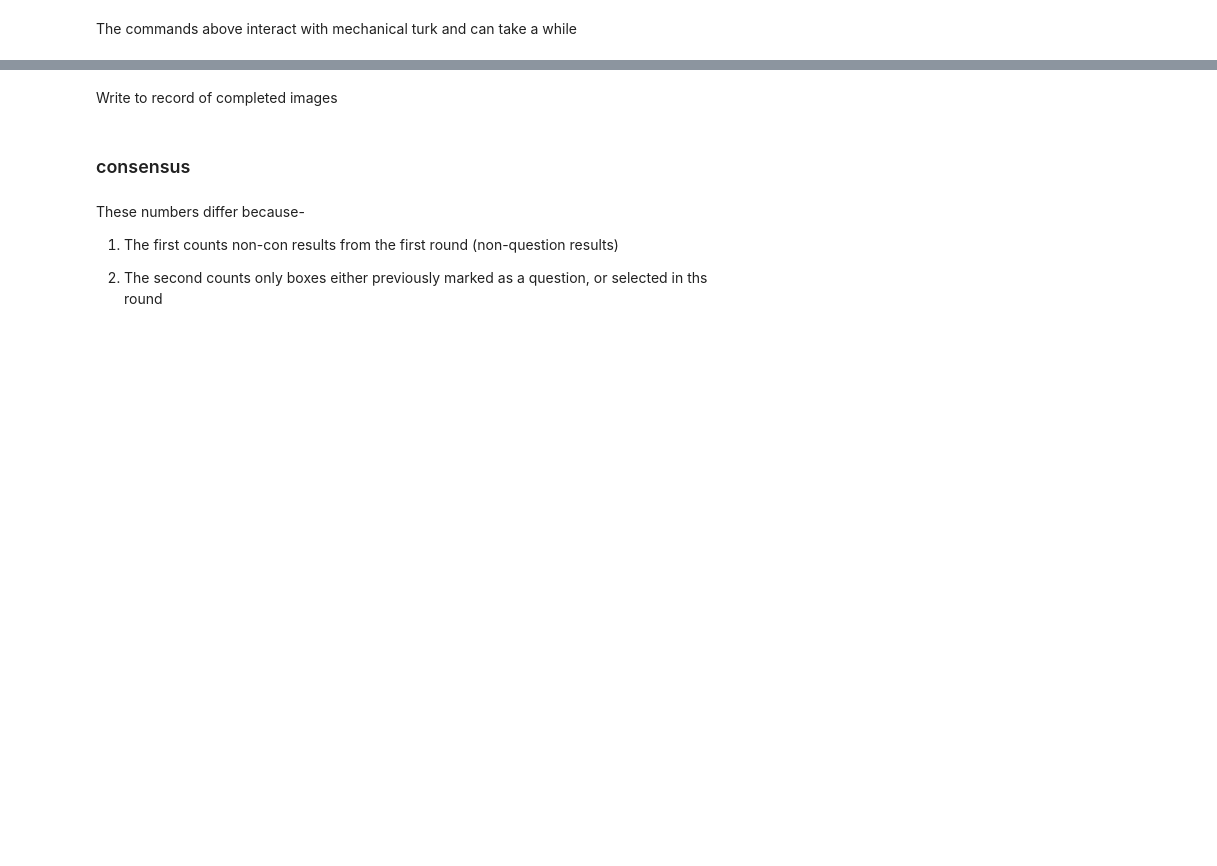
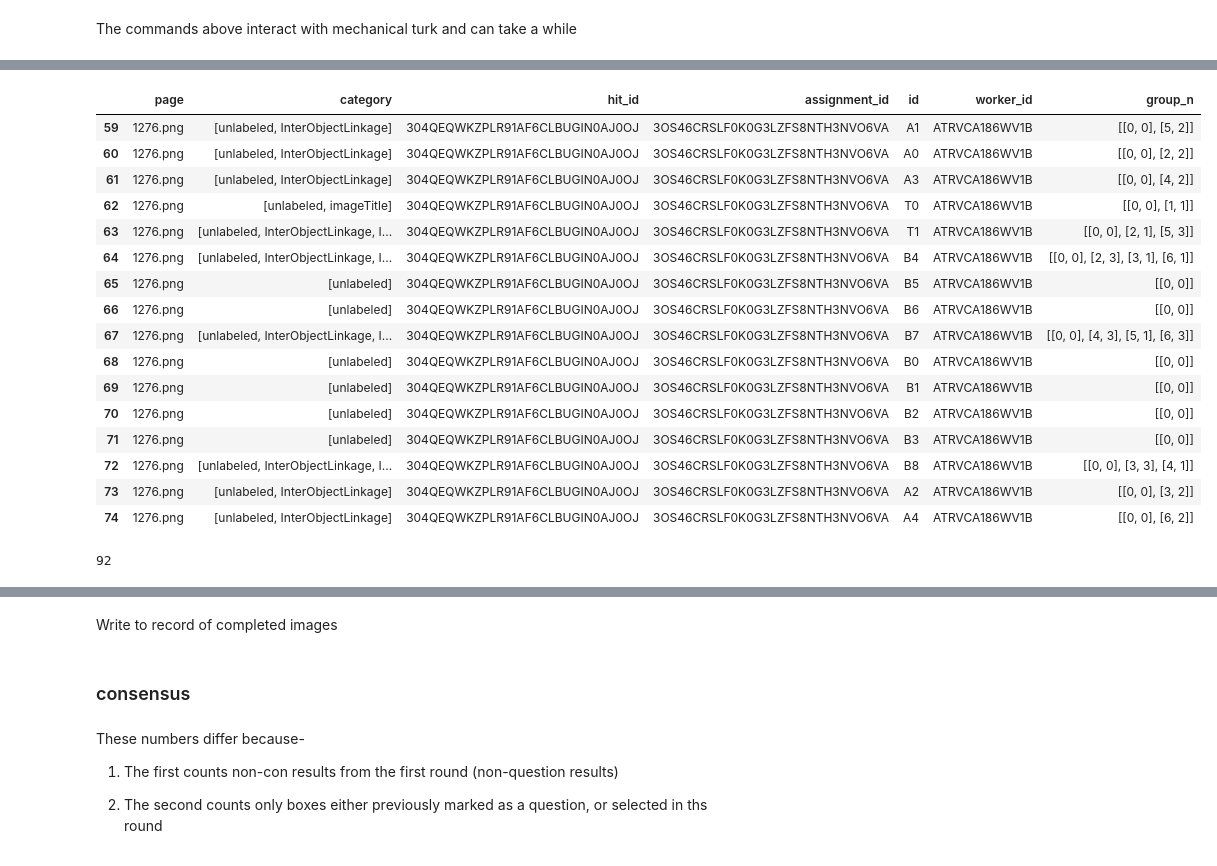
Before and after one commit to drschwenk/notebooks, a Jupyter notebook: shining_wc_anno/wc_annotation_driver.ipynb, the cells around one changed output, grey strips where cells are left out. Saved outputs shown, nothing was run; the diff lists cells and outputs as text; code cells hidden in the pictures; blank space fills up the shorter version.

```diff
--- a/shining_wc_anno/wc_annotation_driver.ipynb
+++ b/shining_wc_anno/wc_annotation_driver.ipynb
@@ -183 +234,25 @@ results_df_shining_batch.head(1)
+# %%
+results_df_shining_batch[results_df_shining_batch['page'] == '1276.png']
+# %% [output]
+|  | page | category | hit_id | assignment_id | id | worker_id | group_n |
+| 59 | 1276.png | [unlabeled, InterObjectLinkage] | 304QEQWKZPLR91AF6CLBUGIN0AJ0OJ | 3OS46CRSLF0K0G3LZFS8NTH3NVO6VA | A1 | ATRVCA186WV1B | [[0, 0], [5, 2]] |
+| 60 | 1276.png | [unlabeled, InterObjectLinkage] | 304QEQWKZPLR91AF6CLBUGIN0AJ0OJ | 3OS46CRSLF0K0G3LZFS8NTH3NVO6VA | A0 | ATRVCA186WV1B | [[0, 0], [2, 2]] |
+| 61 | 1276.png | [unlabeled, InterObjectLinkage] | 304QEQWKZPLR91AF6CLBUGIN0AJ0OJ | 3OS46CRSLF0K0G3LZFS8NTH3NVO6VA | A3 | ATRVCA186WV1B | [[0, 0], [4, 2]] |
+| 62 | 1276.png | [unlabeled, imageTitle] | 304QEQWKZPLR91AF6CLBUGIN0AJ0OJ | 3OS46CRSLF0K0G3LZFS8NTH3NVO6VA | T0 | ATRVCA186WV1B | [[0, 0], [1, 1]] |
+| 63 | 1276.png | [unlabeled, InterObjectLinkage, I... | 304QEQWKZPLR91AF6CLBUGIN0AJ0OJ | 3OS46CRSLF0K0G3LZFS8NTH3NVO6VA | T1 | ATRVCA186WV1B | [[0, 0], [2, 1], [5, 3]] |
+| 64 | 1276.png | [unlabeled, InterObjectLinkage, I... | 304QEQWKZPLR91AF6CLBUGIN0AJ0OJ | 3OS46CRSLF0K0G3LZFS8NTH3NVO6VA | B4 | ATRVCA186WV1B | [[0, 0], [2, 3], [3, 1], [6, 1]] |
+| 65 | 1276.png | [unlabeled] | 304QEQWKZPLR91AF6CLBUGIN0AJ0OJ | 3OS46CRSLF0K0G3LZFS8NTH3NVO6VA | B5 | ATRVCA186WV1B | [[0, 0]] |
+| 66 | 1276.png | [unlabeled] | 304QEQWKZPLR91AF6CLBUGIN0AJ0OJ | 3OS46CRSLF0K0G3LZFS8NTH3NVO6VA | B6 | ATRVCA186WV1B | [[0, 0]] |
+| 67 | 1276.png | [unlabeled, InterObjectLinkage, I... | 304QEQWKZPLR91AF6CLBUGIN0AJ0OJ | 3OS46CRSLF0K0G3LZFS8NTH3NVO6VA | B7 | ATRVCA186WV1B | [[0, 0], [4, 3], [5, 1], [6, 3]] |
+| 68 | 1276.png | [unlabeled] | 304QEQWKZPLR91AF6CLBUGIN0AJ0OJ | 3OS46CRSLF0K0G3LZFS8NTH3NVO6VA | B0 | ATRVCA186WV1B | [[0, 0]] |
+| 69 | 1276.png | [unlabeled] | 304QEQWKZPLR91AF6CLBUGIN0AJ0OJ | 3OS46CRSLF0K0G3LZFS8NTH3NVO6VA | B1 | ATRVCA186WV1B | [[0, 0]] |
+| 70 | 1276.png | [unlabeled] | 304QEQWKZPLR91AF6CLBUGIN0AJ0OJ | 3OS46CRSLF0K0G3LZFS8NTH3NVO6VA | B2 | ATRVCA186WV1B | [[0, 0]] |
+| 71 | 1276.png | [unlabeled] | 304QEQWKZPLR91AF6CLBUGIN0AJ0OJ | 3OS46CRSLF0K0G3LZFS8NTH3NVO6VA | B3 | ATRVCA186WV1B | [[0, 0]] |
+| 72 | 1276.png | [unlabeled, InterObjectLinkage, I... | 304QEQWKZPLR91AF6CLBUGIN0AJ0OJ | 3OS46CRSLF0K0G3LZFS8NTH3NVO6VA | B8 | ATRVCA186WV1B | [[0, 0], [3, 3], [4, 1]] |
+| 73 | 1276.png | [unlabeled, InterObjectLinkage] | 304QEQWKZPLR91AF6CLBUGIN0AJ0OJ | 3OS46CRSLF0K0G3LZFS8NTH3NVO6VA | A2 | ATRVCA186WV1B | [[0, 0], [3, 2]] |
+| 74 | 1276.png | [unlabeled, InterObjectLinkage] | 304QEQWKZPLR91AF6CLBUGIN0AJ0OJ | 3OS46CRSLF0K0G3LZFS8NTH3NVO6VA | A4 | ATRVCA186WV1B | [[0, 0], [6, 2]] |
+# %%
+amt_util.count_pages_in_df(results_df_shining_batch)
+# %% [output]
+92
 # %%
```
Also changed, not shown: parts of 24 cells of this notebook.
